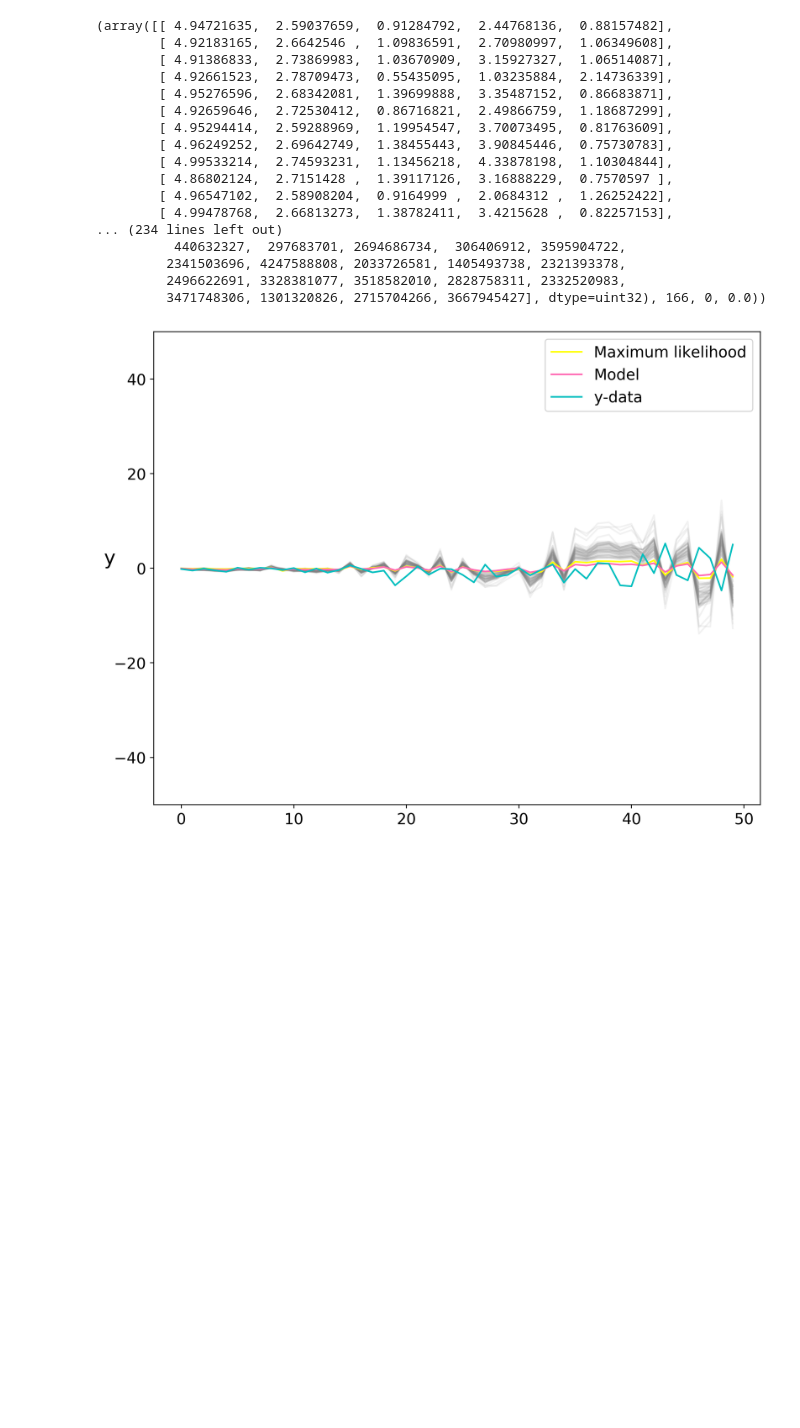
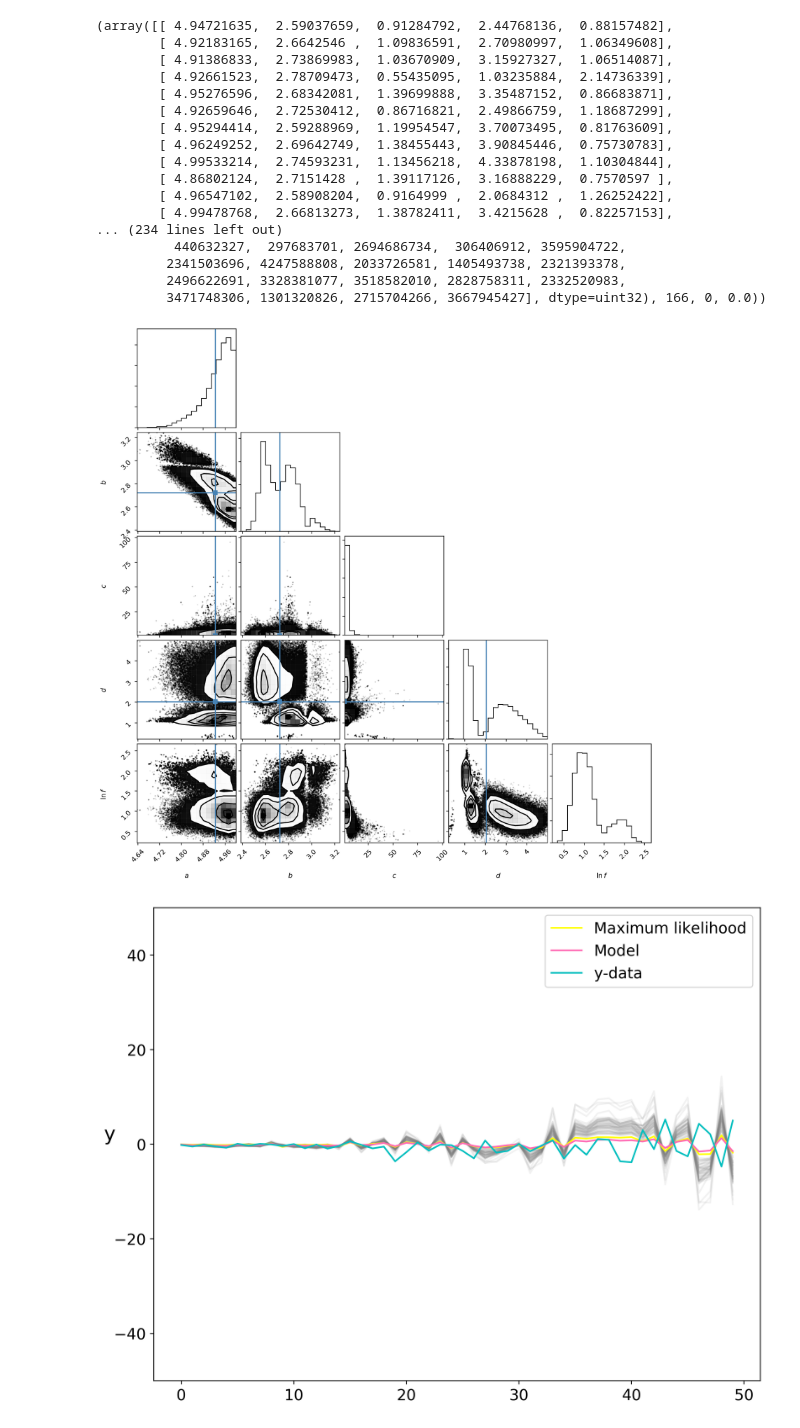
Before and after one commit to space-isa/emcee, a Jupyter notebook: emcee_fake_data_practice-Copy1.ipynb, the cells around one changed output. Drawn from its saved outputs; the diff is of its cells as text; code cells hidden in the pictures; blank space fills up the shorter version.

```diff
--- a/emcee_fake_data_practice-Copy1.ipynb
+++ b/emcee_fake_data_practice-Copy1.ipynb
@@ -211,10 +211,12 @@ sampler.run_mcmc(pos, 5000)#, progress=True);
 # %%
 samples = sampler.chain[:, :, :].reshape((-1,ndim))
 
 import corner
-fig = corner.corner(samples, cmap="ocean_r", labels=["$a$", "$b$", "$c$", "$d$","$\ln\,f$"],
+fig = corner.corner(samples, labels=["$a$", "$b$", "$c$", "$d$","$\ln\,f$"],
 truths=[a_approx, b_approx, c_approx, d_approx, np.log(f_approx)], figsize=(10,10))
 fig.savefig("triangle.png")
+# %% [output]
+[figure, added]
 # %%
 #x1 = np.linspace(-10,10, 100)
 #
```
